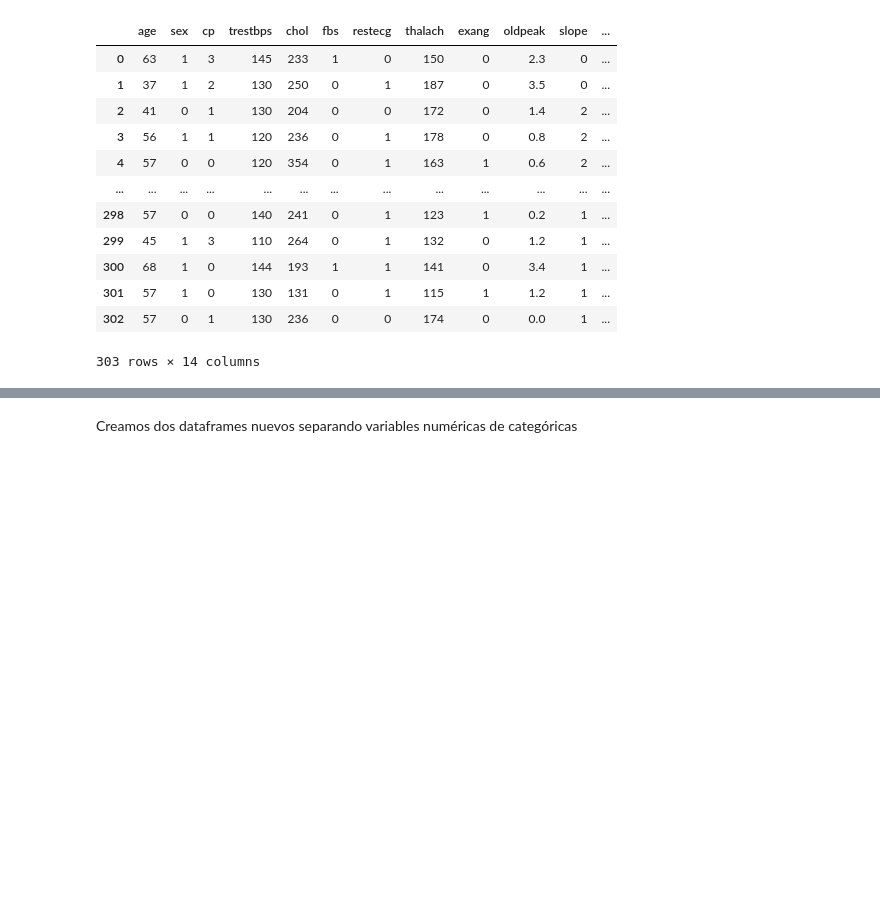
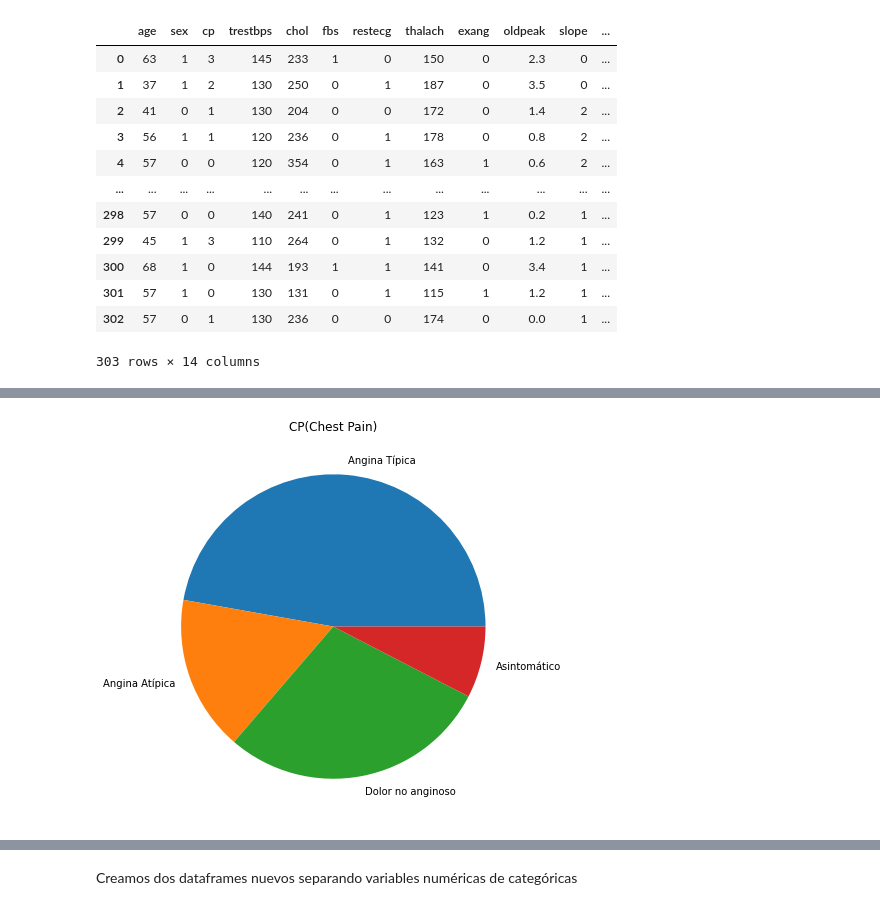
Before and after one commit to anamunoz01/PROYECTO-INTEGRADOR-III, a Jupyter notebook: ClasBinaria.ipynb, the cells around one changed output, grey strips where cells are left out. Saved outputs shown, nothing was run; the diff lists cells and outputs as text; code cells hidden in the pictures; blank space fills up the shorter version.

```diff
--- a/ClasBinaria.ipynb
+++ b/ClasBinaria.ipynb
@@ -68,0 +83,9 @@ df
+# %%
+grupos = ['Angina Típica', 'Angina Atípica', 'Dolor no anginoso', 'Asintomático']
+data = [ 143,50,87,23]
+fig = plt.figure(figsize =(10, 7))
+plt.pie(data, labels = grupos)
+plt.title('CP(Chest Pain)')
+plt.show()
+# %% [output]
+[figure, added]
```
Also changed, not shown: parts of 24 cells of this notebook.
